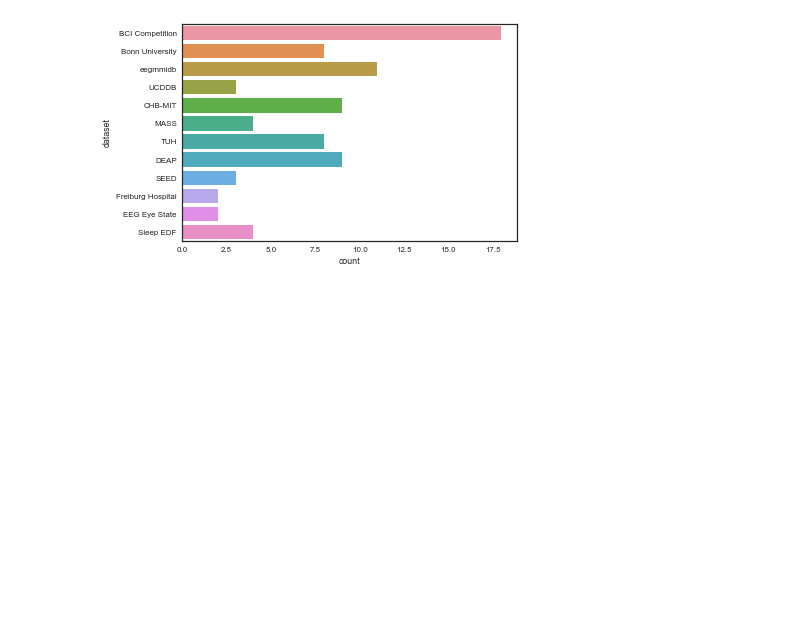
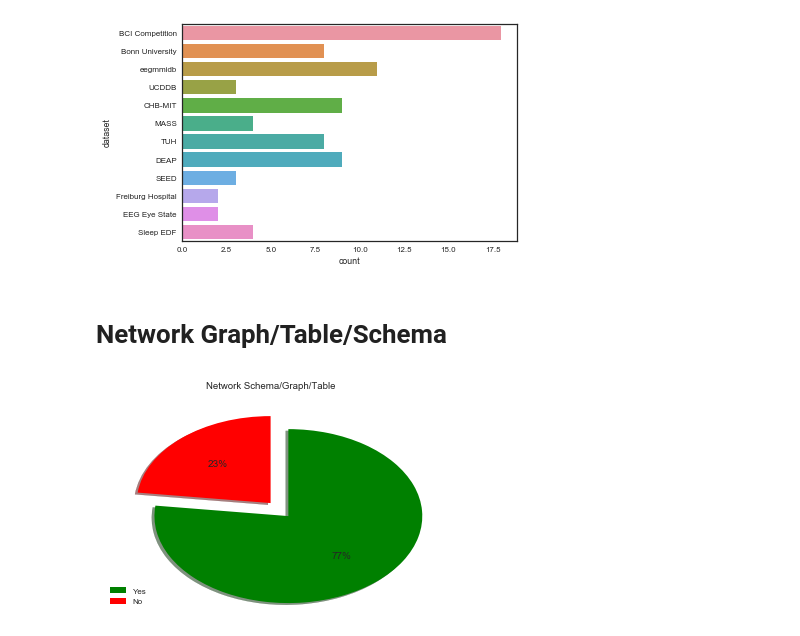
Before and after one commit to hubertjb/dl-eeg-review, a Jupyter notebook: sandbox.ipynb, the cells around one changed output. Cells and saved outputs as stored; diff of their text form; code cells hidden in the pictures; blank space fills up the shorter version.

Commit message:
Added Network Schema Plot Code.

```diff
--- a/sandbox.ipynb
+++ b/sandbox.ipynb
@@ -337,3 +338,20 @@ plt.savefig("./figs/{}.eps".format("Datasets"), bbox_inches='tight', format='eps
 plt.show()
 # %% [output]
 [figure]
+# %% [markdown]
+# Network Graph/Table/Schema
+# %%
+col_name = 'Network Schema/Graph/Table'
+col_options = ['Yes', 'No']    # To control the order and plot color/explode.
+values = [df[col_name].value_counts()[col_options[0]], df[col_name].value_counts()[col_options[1]]]
+colors = ['g', 'r']
+explode = (0.2, 0)
+
+fig = plt.figure()
+plt.pie(values, colors=colors, explode=explode, counterclock=False, shadow=True, autopct='%1.0f%%', startangle=90)
+plt.title(col_name)
+plt.legend(col_options, loc=3)
+plt.savefig("./figs/{}.eps".format("Network Schema"), bbox_inches='tight', format='eps', dpi=1000) # Needs to be before plt.show()
+plt.show()
+# %% [output]
+[figure, added]
```
Also changed, not shown: parts of 2 cells of this notebook, 2 other files.
